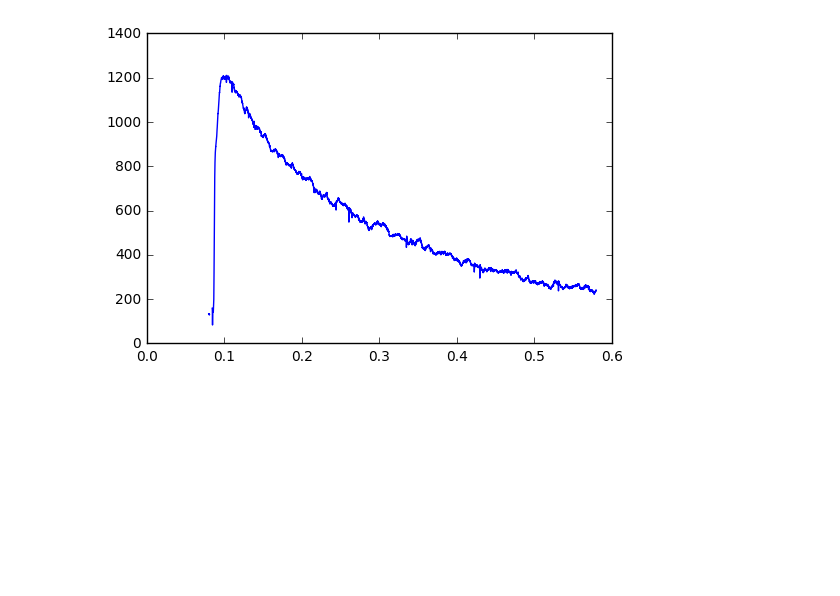
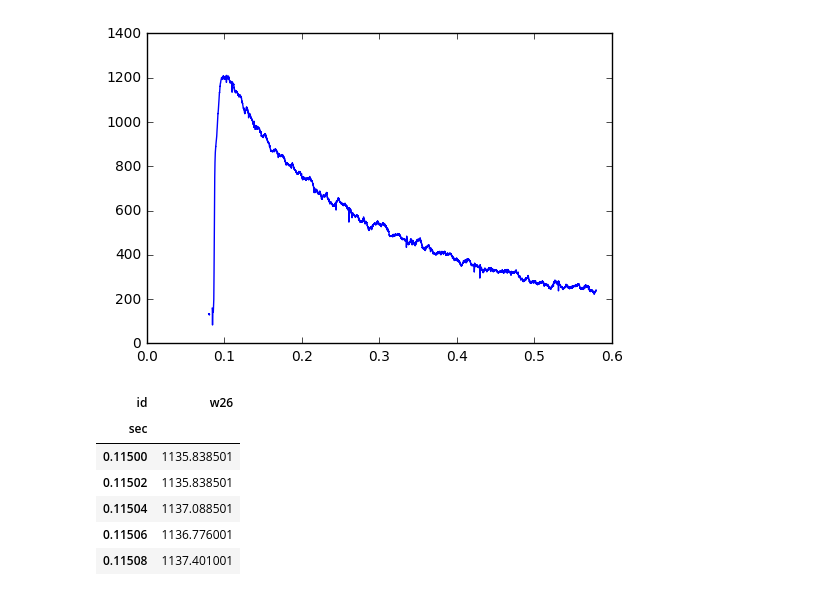
Before and after one commit to yuwie10/ephysAnalysis, a Jupyter notebook: ephysAnalysis.ipynb, the cells around one changed output. Cells and saved outputs as stored; diff of their text form; code cells hidden in the pictures; blank space fills up the shorter version.

```diff
--- a/ephysAnalysis.ipynb
+++ b/ephysAnalysis.ipynb
@@ -236,3 +236,14 @@ plt.plot(tauTrace)
 plt.show()
 # %% [output]
 [figure]
+# %%
+curveToFit = tauTrace[beginTau:endTau]
+curveToFit.head()
+# %% [output]
+| id | w26 |
+| sec |  |
+| 0.11500 | 1135.838501 |
+| 0.11502 | 1135.838501 |
+| 0.11504 | 1137.088501 |
+| 0.11506 | 1136.776001 |
+| 0.11508 | 1137.401001 |
```
Also changed, not shown: parts of 12 cells of this notebook.
